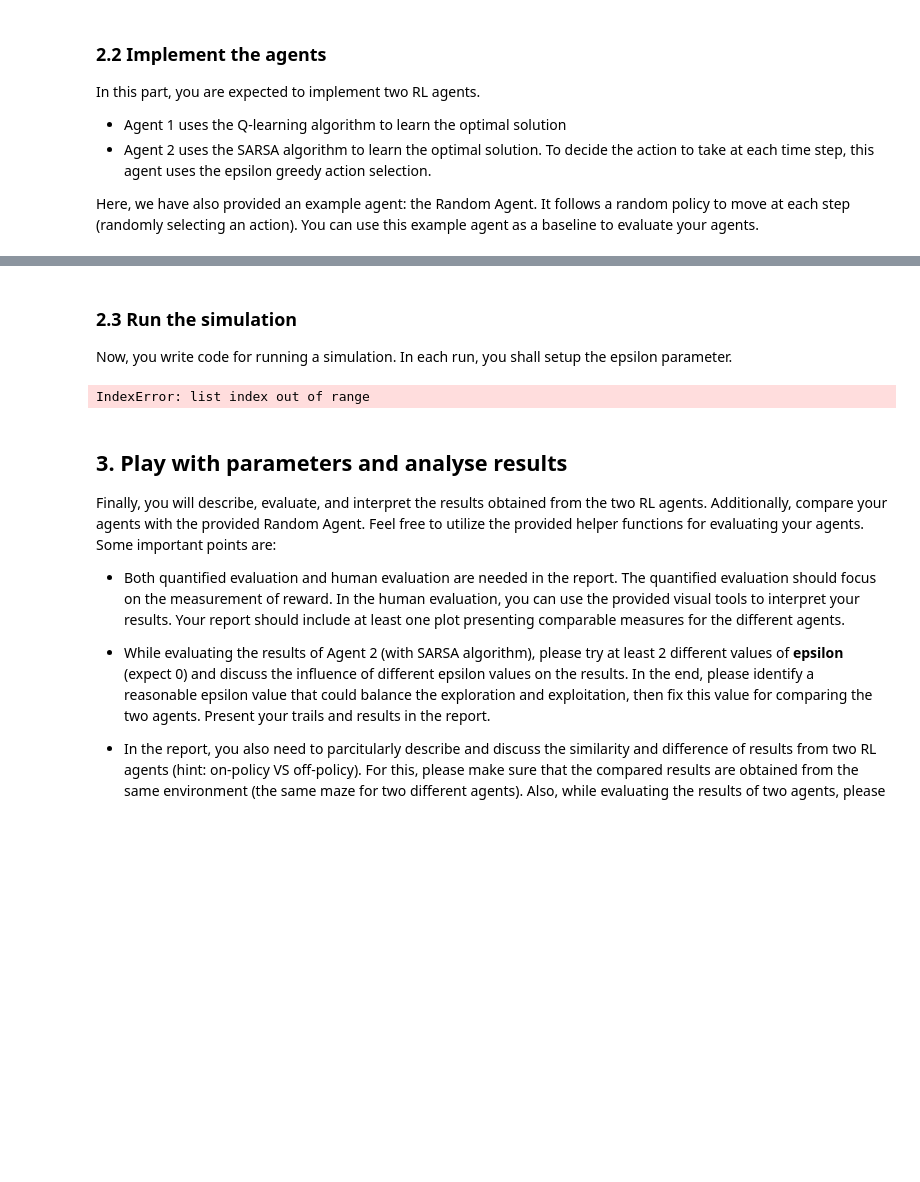
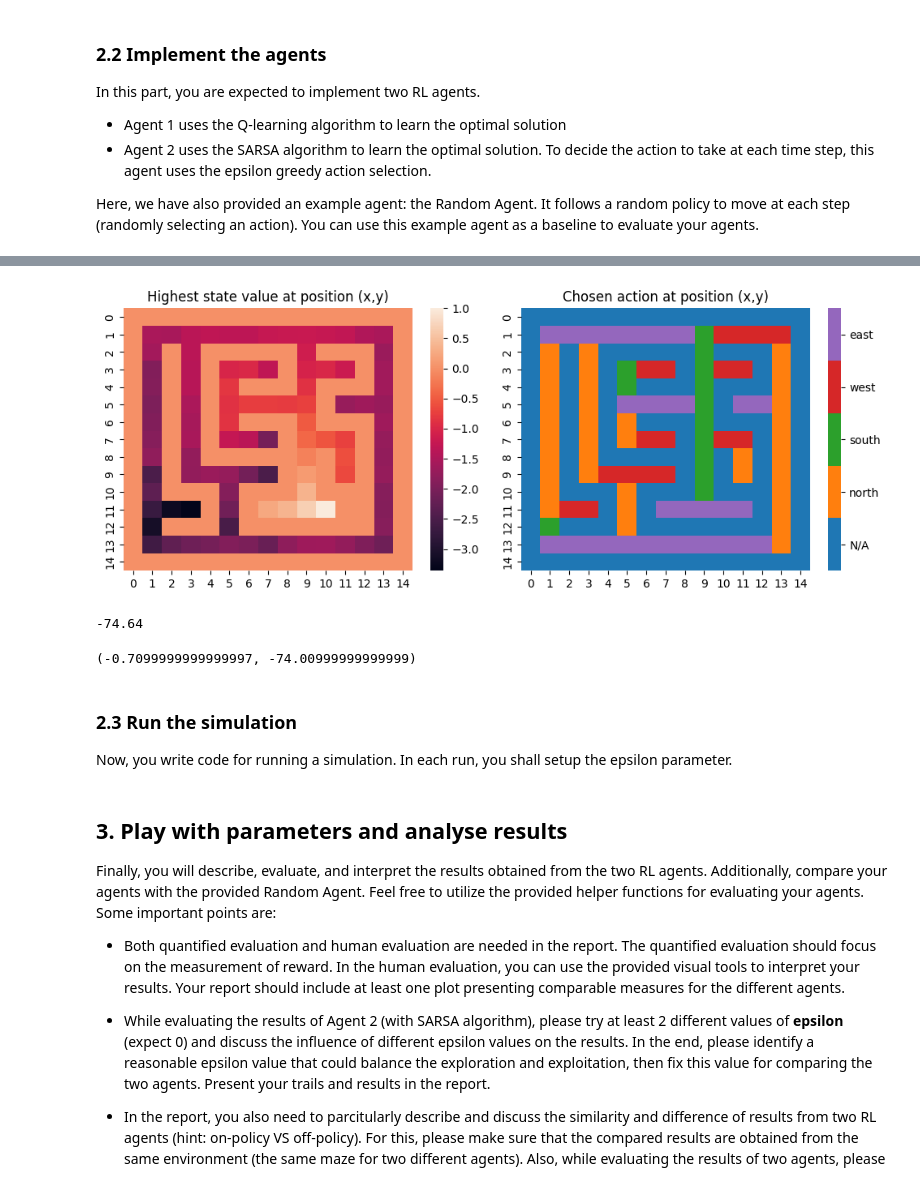
Before and after one commit to MarognaLorenzo/ApplicationOfMachineLearning, a Jupyter notebook: Assignment4/notebooks/Lorenzo.ipynb, the cells around one changed output, grey strips where cells are left out. Cells and saved outputs as stored; diff of their text form; code cells hidden in the pictures; blank space fills up the shorter version.

```diff
--- a/Assignment4/notebooks/Lorenzo.ipynb
+++ b/Assignment4/notebooks/Lorenzo.ipynb
@@ -278,3 +327,17 @@ plt.show()
+# %%
+visualize_agent_brain(sagent, senv)
+# %% [output]
+[figure, added]
+# %%
+randomagent = RandomAgent(senv)
+directions, frames , score  = randomagent.solve(senv)
+print(score)
+# %% [output]
+-74.64
+# %%
+sagent.score(senv, [1,1]), randomagent.score(senv, [1,1])
+# %% [output]
+(-0.7099999999999997, -74.00999999999999)
 # %% [markdown]
 ### 2.3 Run the simulation
 
@@ -286,21 +347,3 @@ agent = RandomAgent(env=env)
-# %%
-from mazelab import VonNeumannMotion
-for _ in range(1):
-    action = agent.select_action(agent.q_table)  # agent policy that uses the observation and info
-    observation, reward, terminated, truncated = env.step(action)
-    print("action", action, VonNeumannMotion()[action], directions_dic[action])
-    print("observation ", observation)
-    print("reward ", reward)
-    print("terminated ",terminated)
-    print("truncated ", truncated)
-    print("timer ",senv.time_out)
-
-    if terminated or truncated:
-        observation, info = env.reset()
-plt.imshow(env.render(), interpolation='nearest')
-plt.show()
-# %% [output]
-IndexError: list index out of range
 # %% [markdown]
  ## 3. Play with parameters and analyse results
 
```
Also changed, not shown: parts of 16 cells of this notebook.
